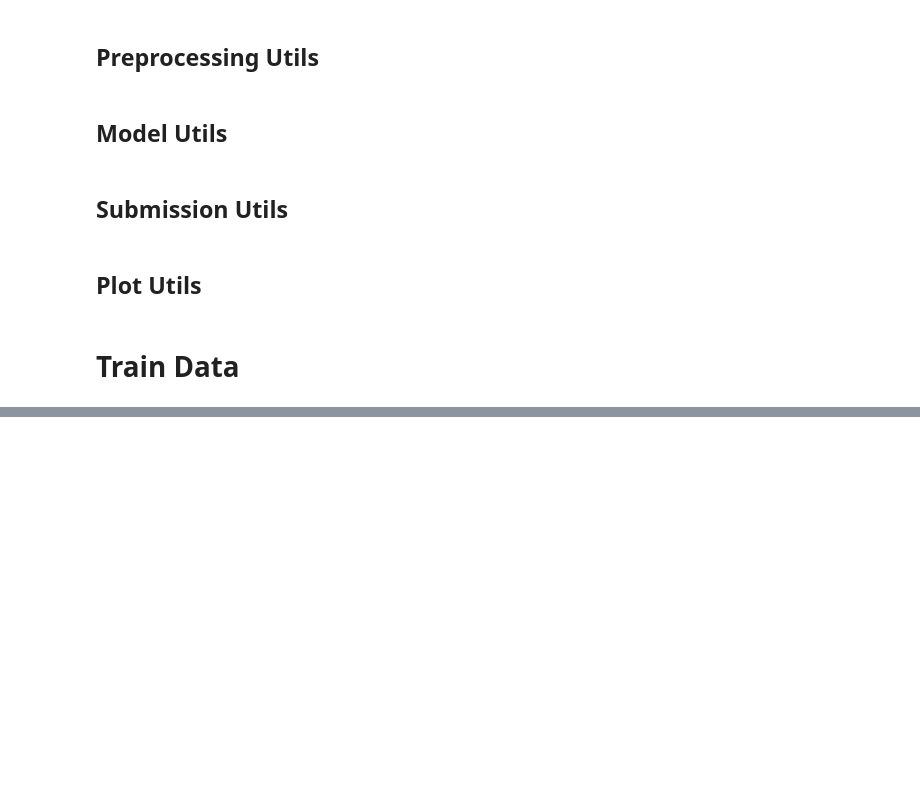
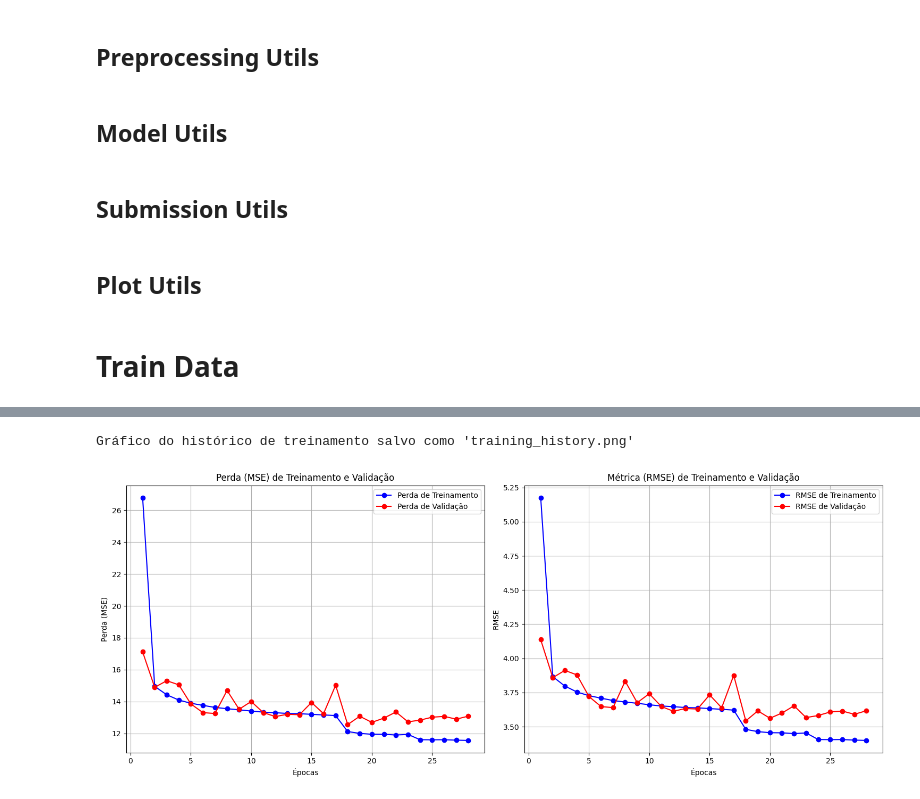
Before and after one commit to VictorOrtins/NFL, a Jupyter notebook: train_gpt.ipynb, the cells around one changed output, grey strips where cells are left out. Drawn from its saved outputs; the diff is of its cells as text; code cells hidden in the pictures; blank space fills up the shorter version.

```diff
--- a/train_gpt.ipynb
+++ b/train_gpt.ipynb
@@ -319,6 +314,6 @@ def run_training_pipeline(config):
         callbacks=callbacks
     )
 
-    model.save('transformer_model.h5')
+    model.save(config['MODEL_NAME'] + '.keras')
     print("Treinamento concluído e modelo salvo como 'transformer_model.h5'")
     return model, history
@@ -567,12 +447,18 @@ def plot_training_history(history):
 # Train Data
 # %%
 config_transformer = {
-        'BATCH_SIZE': 2,
-        'EPOCHS': 20,
-        'LEARNING_RATE': 0.0005,
-        'D_MODEL': 24,   # Dimensão do modelo (tem que ser divisível por NUM_HEADS)
-        'NUM_HEADS': 4,  # Número de cabeças de atenção
+        'BASE_PATH': './nfl-big-data-bowl-2026-prediction/train',
+        'TRAIN_WEEKS': range(1, 16),
+        'VALIDATION_WEEKS': range(16, 19),
+        'MAX_INPUT_LEN': 30,
+        'MAX_OUTPUT_LEN': 40,
+        'BATCH_SIZE': 8,
+        'EPOCHS': 50,
+        'LEARNING_RATE': 0.0002,
+        'D_MODEL': 64,   # Dimensão do modelo (tem que ser divisível por NUM_HEADS)
+        'NUM_HEADS': 8,  # Número de cabeças de atenção
         'DFF': 256,      # Dimensão da camada Feed-Forward interna
+        'MODEL_NAME': 'transformer_model_D64'
     }
 
 model, history = run_training_pipeline(config_transformer)
@@ -621,3 +545,8 @@ Detected at node StatefulPartitionedCall defined at (most recent call last):
+# %%
+plot_training_history(history)
+# %% [output]
+Gráfico do histórico de treinamento salvo como 'training_history.png'
+[figure, added]
 # %%
 def predict_with_transformer(config, model):
     """Gera previsões e o arquivo de submissão usando o modelo Transformer."""
```
Also changed, not shown: parts of 3 cells of this notebook, 10 other files.
